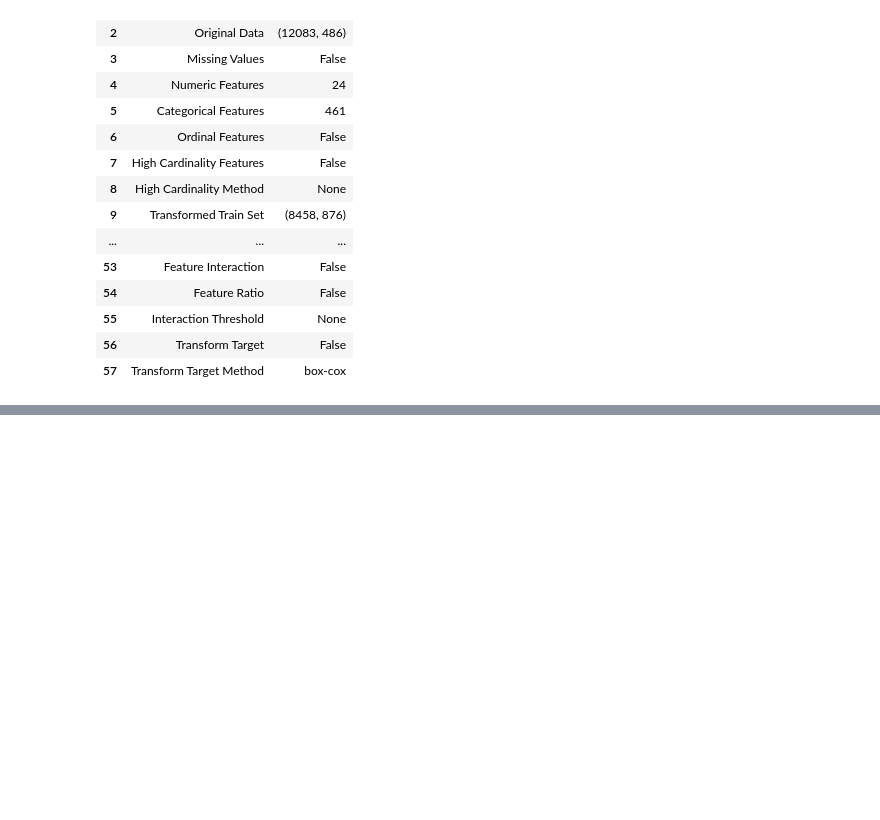
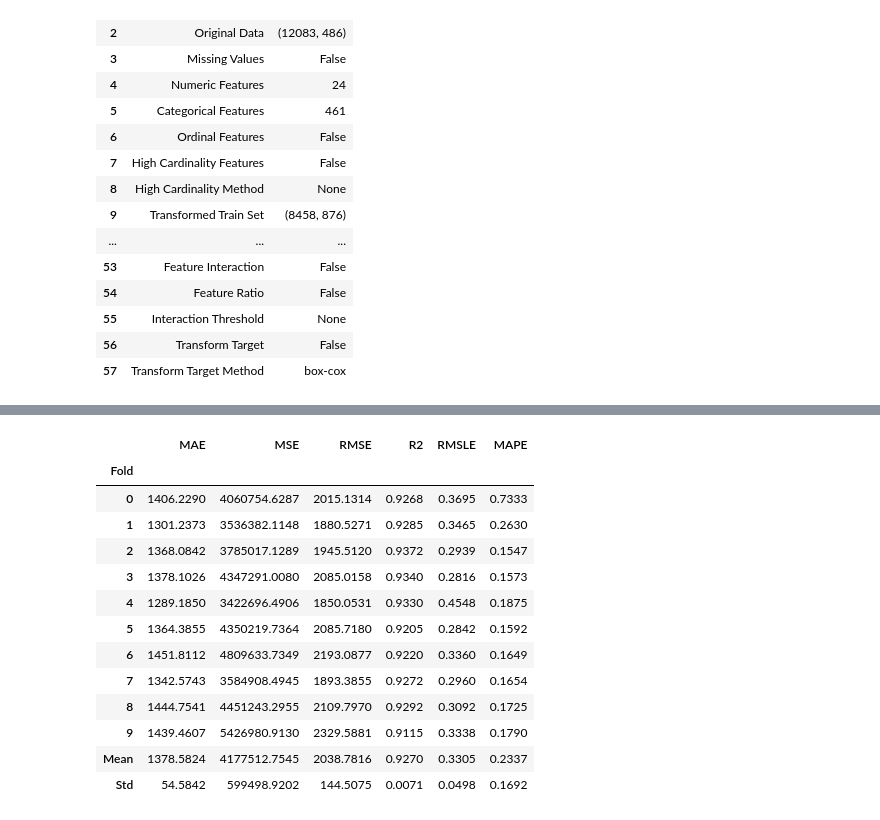
Before and after one commit to The-Powder-of-Data/predict_consumption, a Jupyter notebook: src/Model_report.ipynb, the cells around one changed output, grey strips where cells are left out. Saved outputs shown, nothing was run; the diff lists cells and outputs as text; code cells hidden in the pictures; blank space fills up the shorter version.

```diff
--- a/src/Model_report.ipynb
+++ b/src/Model_report.ipynb
@@ -398,3 +455,21 @@ tuned_lasso = tune_model(best)
+# %%
+tuned_lasso = tune_model(best, optimize="R2")
+# not significant improvement with this tune thus far
+# %% [output]
+|  | MAE | MSE | RMSE | R2 | RMSLE | MAPE |
+| Fold |  |  |  |  |  |  |
+| 0 | 1406.2290 | 4060754.6287 | 2015.1314 | 0.9268 | 0.3695 | 0.7333 |
+| 1 | 1301.2373 | 3536382.1148 | 1880.5271 | 0.9285 | 0.3465 | 0.2630 |
+| 2 | 1368.0842 | 3785017.1289 | 1945.5120 | 0.9372 | 0.2939 | 0.1547 |
+| 3 | 1378.1026 | 4347291.0080 | 2085.0158 | 0.9340 | 0.2816 | 0.1573 |
+| 4 | 1289.1850 | 3422696.4906 | 1850.0531 | 0.9330 | 0.4548 | 0.1875 |
+| 5 | 1364.3855 | 4350219.7364 | 2085.7180 | 0.9205 | 0.2842 | 0.1592 |
+| 6 | 1451.8112 | 4809633.7349 | 2193.0877 | 0.9220 | 0.3360 | 0.1649 |
+| 7 | 1342.5743 | 3584908.4945 | 1893.3855 | 0.9272 | 0.2960 | 0.1654 |
+| 8 | 1444.7541 | 4451243.2955 | 2109.7970 | 0.9292 | 0.3092 | 0.1725 |
+| 9 | 1439.4607 | 5426980.9130 | 2329.5881 | 0.9115 | 0.3338 | 0.1790 |
+| Mean | 1378.5824 | 4177512.7545 | 2038.7816 | 0.9270 | 0.3305 | 0.2337 |
+| Std | 54.5842 | 599498.9202 | 144.5075 | 0.0071 | 0.0498 | 0.1692 |
 # %%
 # lets take a look at what the actuall prediction looks like using this model
 predict_model(tuned_lasso)
```
Also changed, not shown: parts of 36 cells of this notebook, 6 other files.
